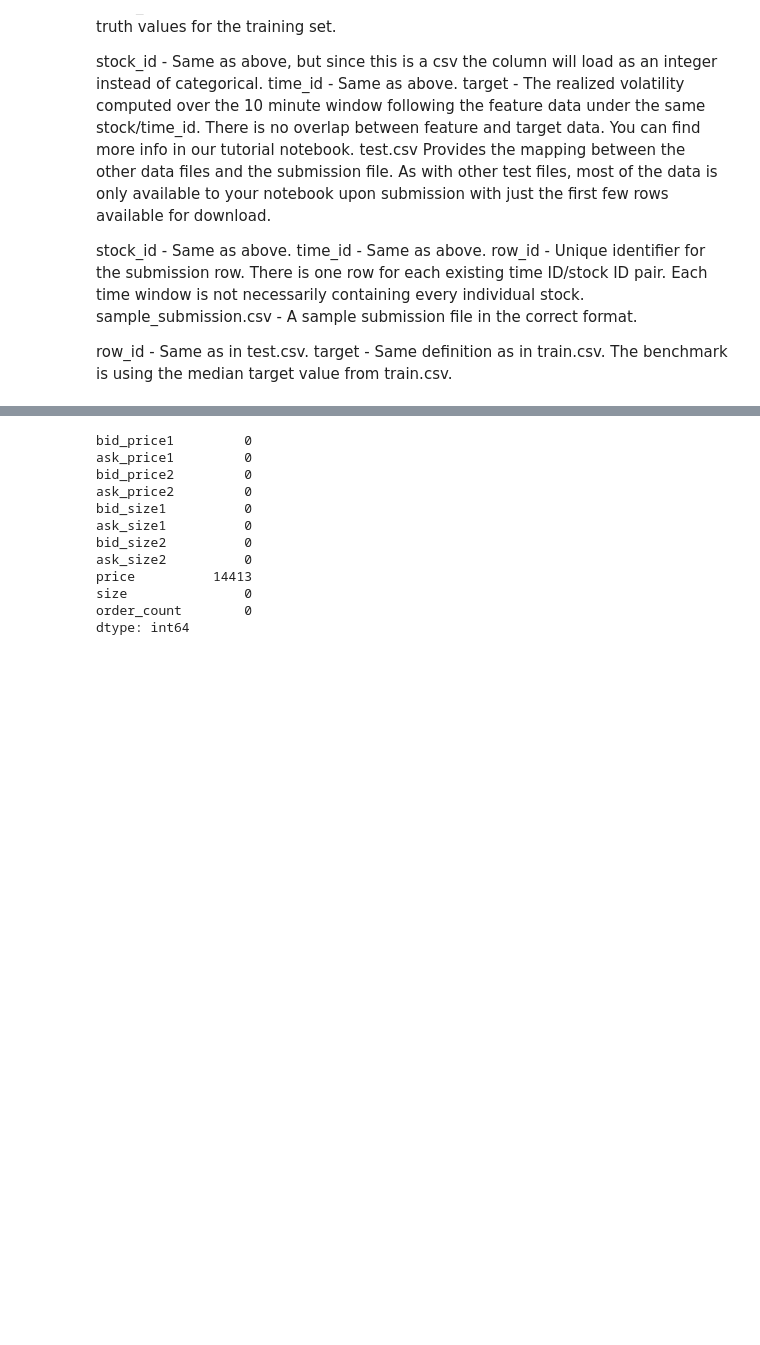
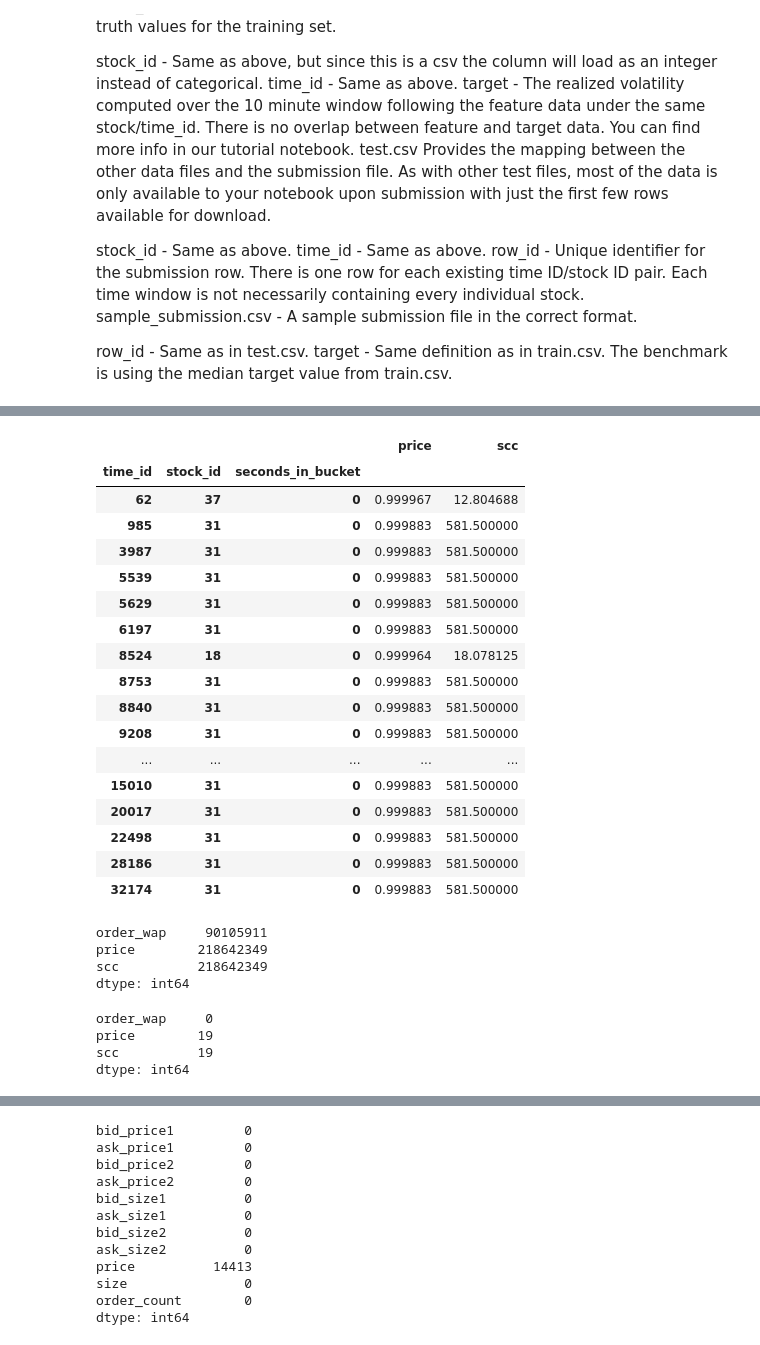
Before and after one commit to arungansi/Jovian-ML-0toGBMs, a Jupyter notebook: my-zero-to-gbm-proj-assign - Jovian - Len - full - Dell.ipynb, the cells around one changed output, grey strips where cells are left out. Saved outputs shown, nothing was run; the diff lists cells and outputs as text; code cells hidden in the pictures; blank space fills up the shorter version.

```diff
--- a/my-zero-to-gbm-proj-assign - Jovian - Len - full - Dell.ipynb
+++ b/my-zero-to-gbm-proj-assign - Jovian - Len - full - Dell.ipynb
@@ -458,0 +346,32 @@ MemoryError: Unable to allocate 37.5 KiB for an array with shape (8, 600) and da
+# %%
+a = s1.loc(axis=0)[:,:,0][s1.loc(axis=0)[:,:,0]['price'].isna()][['price','scc']]
+# %%
+def price_scc(col):
+    #return  s1.loc(axis=0)[:,col.name[1],0][col.index[0]].mean(),s1.loc(axis=0)[:,col.name[1],:][col.index[1]].mean()
+    #return s1.loc(axis=0)[:,col.name[1],0].groupby(level=[1,2])['price'].mean(), s1.loc(axis=0)[:,col.name[1],0].groupby(level=[1,2])['scc'].mean()
+    return s1.loc(axis=0)[:,col.name[1],0]['price'].mean(), np.asscalar(s1.loc(axis=0)[:,col.name[1],0]['scc'].mean(skipna=True,level=[1,2]).values)
+    #return col.name[1] , col.index[0]
+    #row.scc = s1.loc(axis=0)[:,row.index.get_level_values(1),0]['scc'].mean()
+# %%
+b = a.transform(price_scc ,axis=1)
+# %%
+b
+# %% [output]
+|  |  |  | price | scc |
+| time_id | stock_id | seconds_in_bucket |  |  |
+| 62 | 37 | 0 | 0.999967 | 12.804688 |
+| 985 | 31 | 0 | 0.999883 | 581.500000 |
+| 3987 | 31 | 0 | 0.999883 | 581.500000 |
+| 5539 | 31 | 0 | 0.999883 | 581.500000 |
+| 5629 | 31 | 0 | 0.999883 | 581.500000 |
+| 6197 | 31 | 0 | 0.999883 | 581.500000 |
+| 8524 | 18 | 0 | 0.999964 | 18.078125 |
+| 8753 | 31 | 0 | 0.999883 | 581.500000 |
+| 8840 | 31 | 0 | 0.999883 | 581.500000 |
+| 9208 | 31 | 0 | 0.999883 | 581.500000 |
+| ... | ... | ... | ... | ... |
+| 15010 | 31 | 0 | 0.999883 | 581.500000 |
+| 20017 | 31 | 0 | 0.999883 | 581.500000 |
+| 22498 | 31 | 0 | 0.999883 | 581.500000 |
+| 28186 | 31 | 0 | 0.999883 | 581.500000 |
+| 32174 | 31 | 0 | 0.999883 | 581.500000 |
@@ -458,0 +380,14 @@ MemoryError: Unable to allocate 37.5 KiB for an array with shape (8, 600) and da
+# %%
+s1.isna().sum()
+# %% [output]
+order_wap     90105911
+price        218642349
+scc          218642349
+dtype: int64
+# %%
+s1.loc(axis=0)[:,:,0].isna().sum()
+# %% [output]
+order_wap     0
+price        19
+scc          19
+dtype: int64
```
Also changed, not shown: parts of 135 cells of this notebook.
